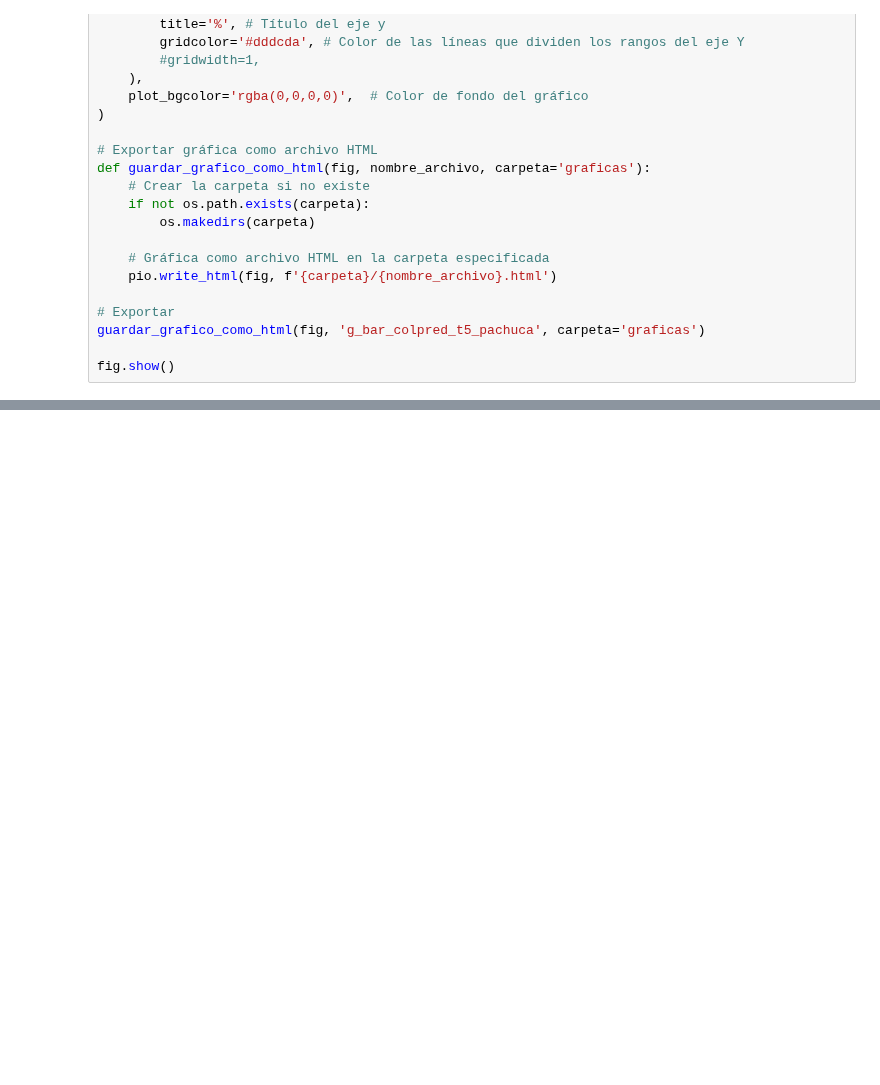
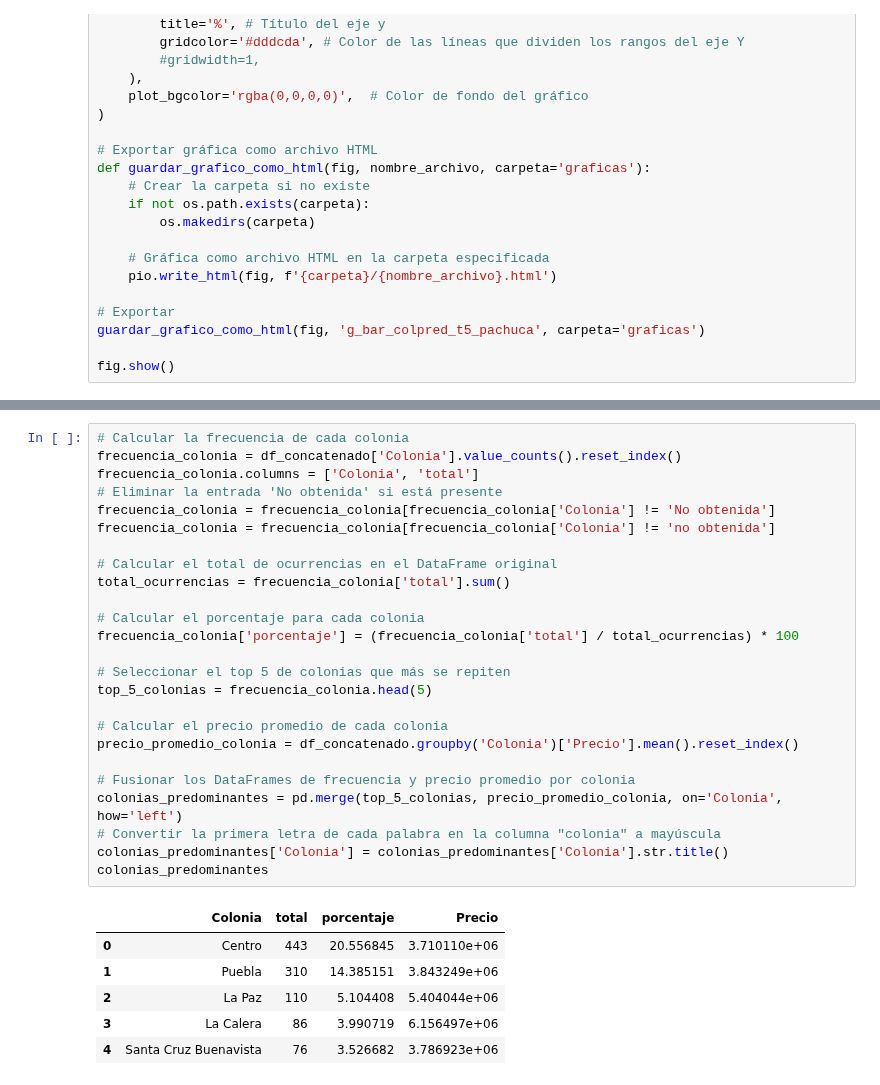
Before and after one commit to MiguelDWT4toCreativo/Datalpine, a Jupyter notebook: resources/jupyter/colonias.ipynb, the cells around one changed output, grey strips where cells are left out. Cells and saved outputs as stored; diff of their text form; blank space fills up the shorter version.

Commit message:
Colonias, Puebla

```diff
--- a/resources/jupyter/colonias.ipynb
+++ b/resources/jupyter/colonias.ipynb
@@ -786,0 +973,32 @@ fig.show()
+# %%
+# Calcular la frecuencia de cada colonia
+frecuencia_colonia = df_concatenado['Colonia'].value_counts().reset_index()
+frecuencia_colonia.columns = ['Colonia', 'total']
+# Eliminar la entrada 'No obtenida' si está presente
+frecuencia_colonia = frecuencia_colonia[frecuencia_colonia['Colonia'] != 'No obtenida']
+frecuencia_colonia = frecuencia_colonia[frecuencia_colonia['Colonia'] != 'no obtenida']
+
+# Calcular el total de ocurrencias en el DataFrame original
+total_ocurrencias = frecuencia_colonia['total'].sum()
+
+# Calcular el porcentaje para cada colonia
+frecuencia_colonia['porcentaje'] = (frecuencia_colonia['total'] / total_ocurrencias) * 100
+
+# Seleccionar el top 5 de colonias que más se repiten
+top_5_colonias = frecuencia_colonia.head(5)
+
+# Calcular el precio promedio de cada colonia
+precio_promedio_colonia = df_concatenado.groupby('Colonia')['Precio'].mean().reset_index()
+
+# Fusionar los DataFrames de frecuencia y precio promedio por colonia
+colonias_predominantes = pd.merge(top_5_colonias, precio_promedio_colonia, on='Colonia', how='left')
+# Convertir la primera letra de cada palabra en la columna "colonia" a mayúscula
+colonias_predominantes['Colonia'] = colonias_predominantes['Colonia'].str.title()
+colonias_predominantes
+# %% [output]
+|  | Colonia | total | porcentaje | Precio |
+| 0 | Centro | 443 | 20.556845 | 3.710110e+06 |
+| 1 | Puebla | 310 | 14.385151 | 3.843249e+06 |
+| 2 | La Paz | 110 | 5.104408 | 5.404044e+06 |
+| 3 | La Calera | 86 | 3.990719 | 6.156497e+06 |
+| 4 | Santa Cruz Buenavista | 76 | 3.526682 | 3.786923e+06 |
```
Also changed, not shown: parts of 20 cells of this notebook, 6 other files.
